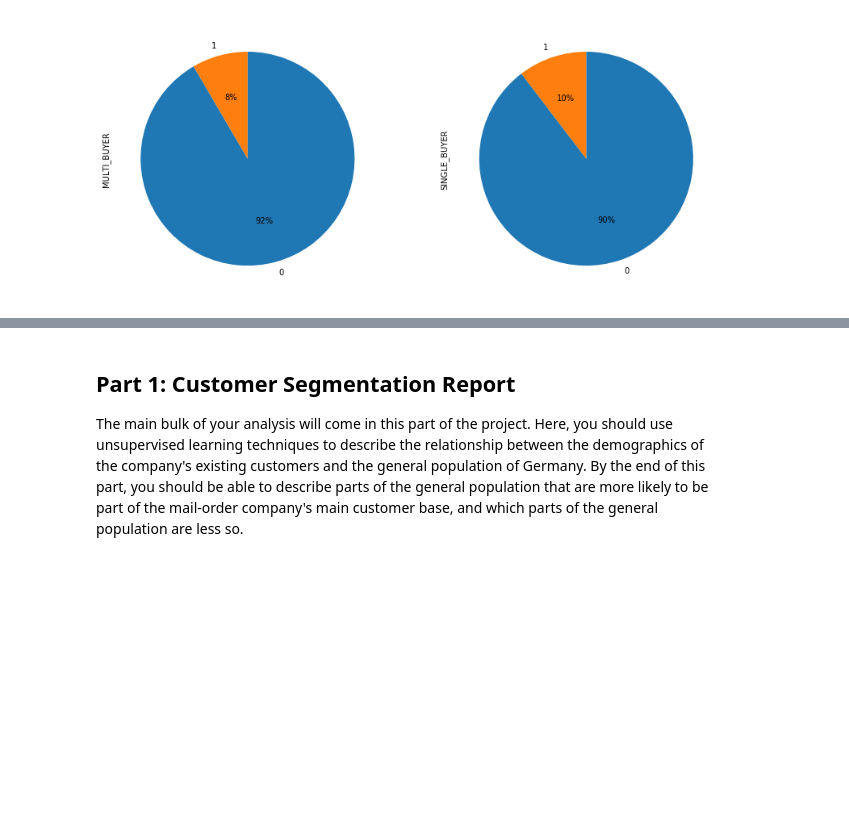
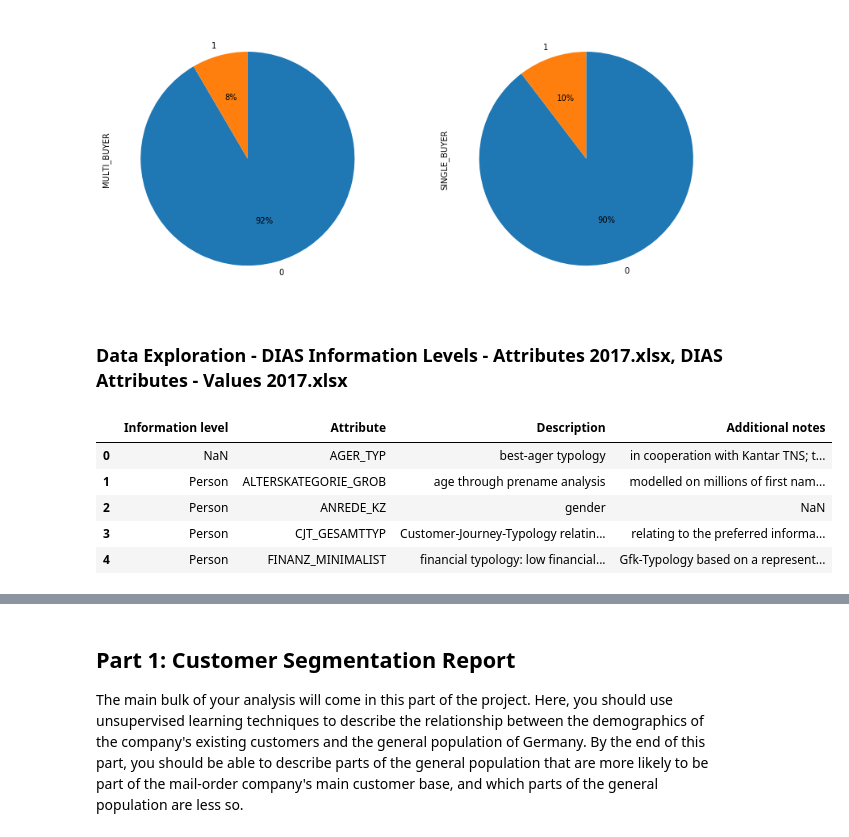
Before and after one commit to dragon7-fc/DSND-Capstone, a Jupyter notebook: Arvato Project Workbook.ipynb, the cells around one changed output, grey strips where cells are left out. Saved outputs shown, nothing was run; the diff lists cells and outputs as text; code cells hidden in the pictures; blank space fills up the shorter version.

```diff
--- a/Arvato Project Workbook.ipynb
+++ b/Arvato Project Workbook.ipynb
@@ -148,3 +150,16 @@ plt.show()
 # %% [output]
 [figure]
 [figure]
+# %% [markdown]
+### Data Exploration - DIAS Information Levels - Attributes 2017.xlsx, DIAS Attributes - Values 2017.xlsx
+# %%
+attributes_df = pd.read_excel('DIAS Information Levels - Attributes 2017.xlsx', header=1, index_col=[1]).reset_index()
+del attributes_df['Unnamed: 0']
+attributes_df.head()
+# %% [output]
+|  | Information level | Attribute | Description | Additional notes |
+| 0 | NaN | AGER_TYP | best-ager typology | in cooperation with Kantar TNS; t... |
+| 1 | Person | ALTERSKATEGORIE_GROB | age through prename analysis | modelled on millions of first nam... |
+| 2 | Person | ANREDE_KZ | gender | NaN |
+| 3 | Person | CJT_GESAMTTYP | Customer-Journey-Typology relatin... | relating to the preferred informa... |
+| 4 | Person | FINANZ_MINIMALIST | financial typology: low financial... | Gfk-Typology based on a represent... |
```
Also changed, not shown: parts of 15 cells of this notebook.
